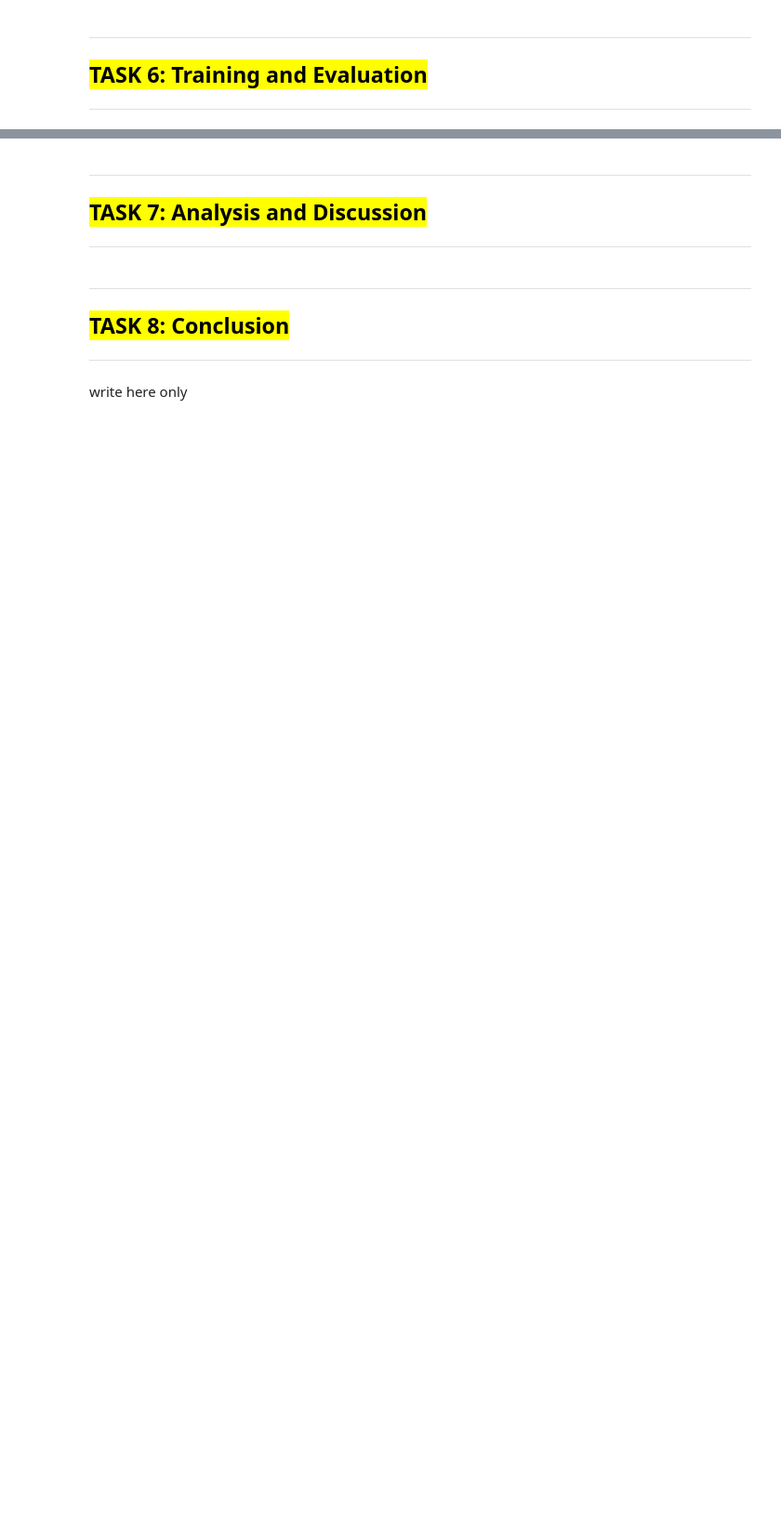
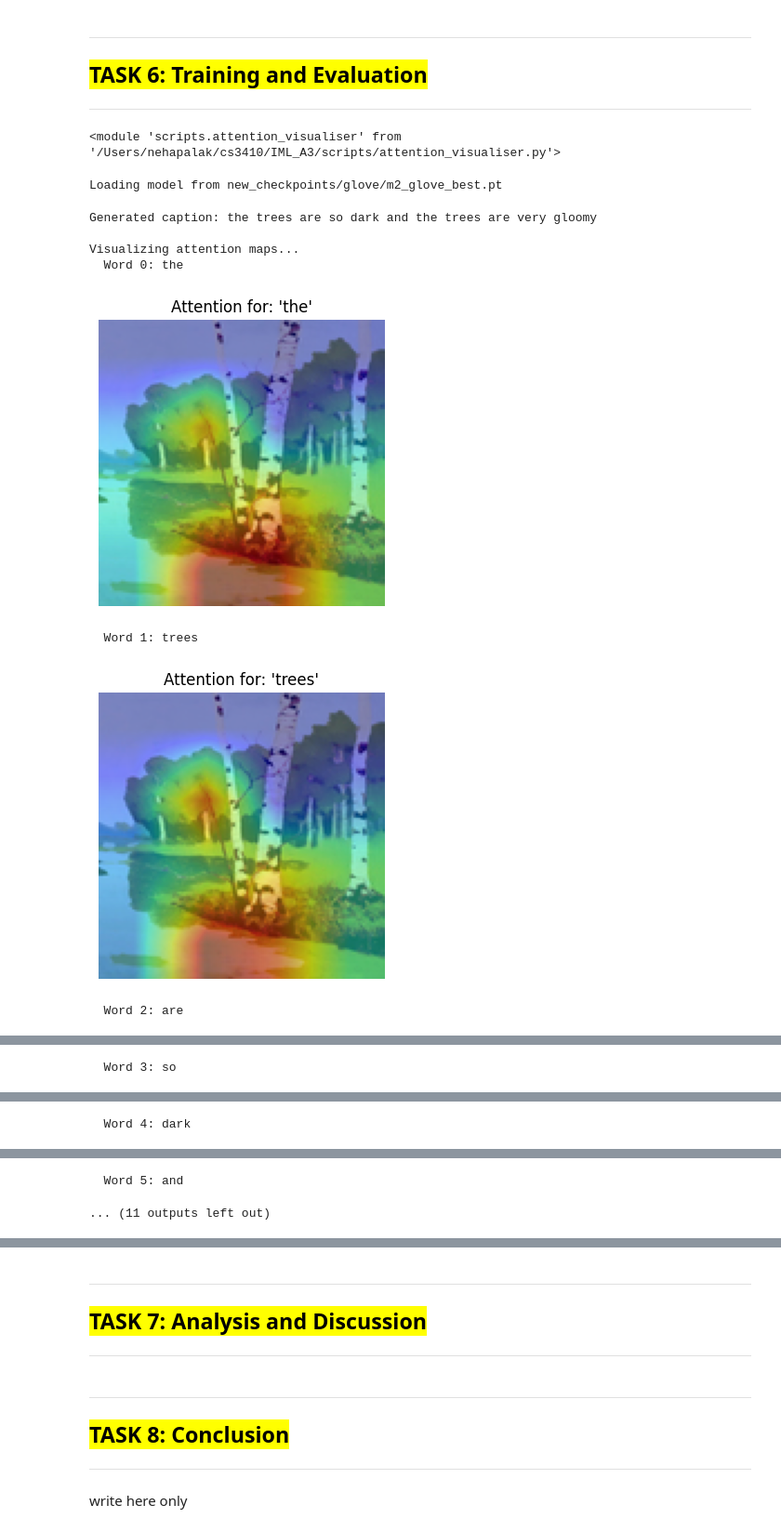
Before and after one commit to neha-palak/IML_A3, a Jupyter notebook: ArtEmis_Caption_Generation.ipynb, the cells around one changed output, grey strips where cells are left out. Shown at 93% size. Saved outputs shown, nothing was run; the diff lists cells and outputs as text; code cells hidden in the pictures; blank space fills up the shorter version.

Commit message:
updated notebook, added attention visualisation

```diff
--- a/ArtEmis_Caption_Generation.ipynb
+++ b/ArtEmis_Caption_Generation.ipynb
@@ -422,3 +789,45 @@ Later, we switched to Spacy for tokenizing.
 ## <span style="background-color:yellow; color:black">TASK 6: Training and Evaluation</span>
 
 ***
+# %%
+%matplotlib inline
+
+import sys
+import importlib
+
+# Ensure Jupyter sees the project directory
+sys.path.append(".")
+
+# Import the visualiser
+import scripts.attention_visualiser as attention_visualiser
+
+# Reload so edits reflect immediately
+importlib.reload(attention_visualiser)
+# %% [output]
+<module 'scripts.attention_visualiser' from '/Users/nehapalak/cs3410/IML_A3/scripts/attention_visualiser.py'>
+# %%
+PAINTING = "arkhip-kuindzhi_birches-1879"
+EMOTION_ID = 6
+
+# 0 amusement, 1 contentment, 2 awe, 3 excitement,
+# 4 fear, 5 anger, 6 sadness, 7 disgust, 8 "something else"
+
+attention_visualiser.visualize_sample(
+    embedding_type="glove",    # choose embedding type
+    csv_path="new_preprocessed/artemis_preprocessed.csv",
+    features_root="new_preprocessed/features",
+    checkpoint_root="new_checkpoints",
+    painting=PAINTING,
+    emotion_id=EMOTION_ID,
+    max_words=20,
+)
+# %% [output]
+Loading model from new_checkpoints/glove/m2_glove_best.pt
+Generated caption: the trees are so dark and the trees are very gloomy
+
+Visualizing attention maps...
+  Word 0: the
+[figure, added]
+  Word 1: trees
+[figure, added]
+  Word 2: are
@@ -424,0 +835 @@ Later, we switched to Spacy for tokenizing.
+  Word 3: so
@@ -424,0 +837 @@ Later, we switched to Spacy for tokenizing.
+  Word 4: dark
@@ -424,0 +839,2 @@ Later, we switched to Spacy for tokenizing.
+  Word 5: and
+... (11 outputs left out)
```
Also changed, not shown: parts of 21 cells of this notebook, 9 other files.
